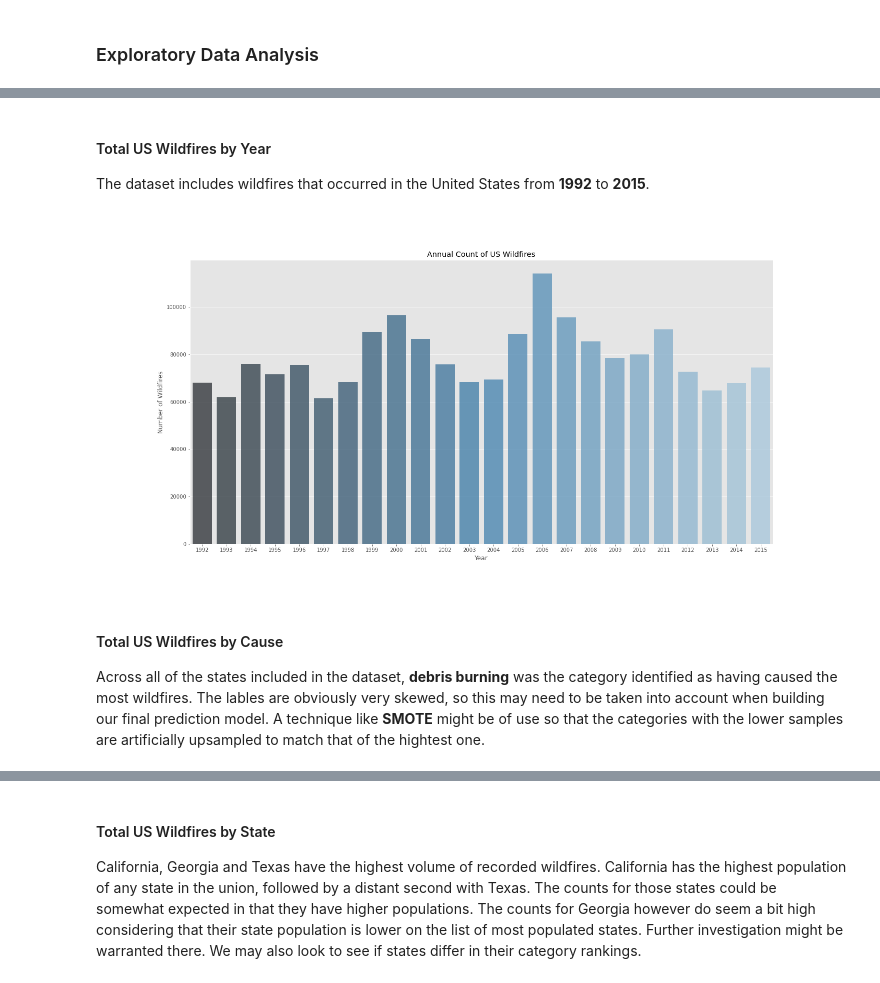
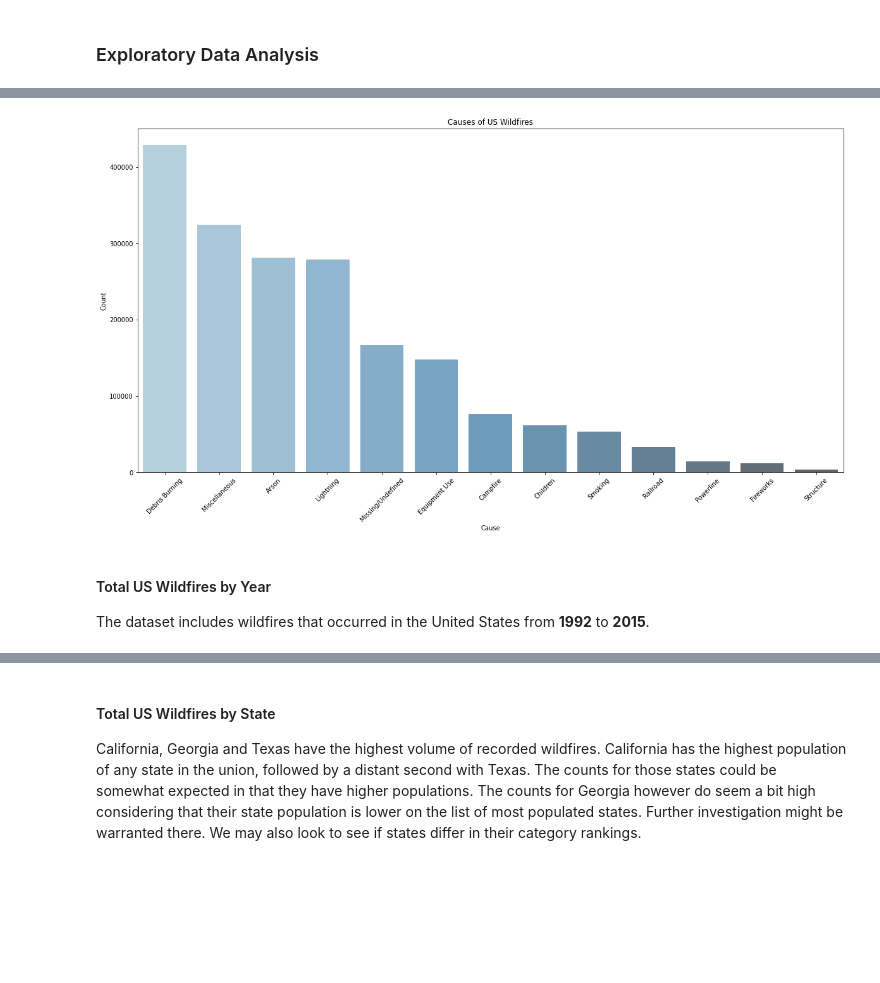
Before and after one commit to RobinsonCW/USWildfireAnalysis, a Jupyter notebook: src/objectives/python/USWildfireAnalysis.ipynb, the cells around one changed output, grey strips where cells are left out. Cells and saved outputs as stored; diff of their text form; code cells hidden in the pictures; blank space fills up the shorter version.

```diff
--- a/src/objectives/python/USWildfireAnalysis.ipynb
+++ b/src/objectives/python/USWildfireAnalysis.ipynb
@@ -26,0 +61,5 @@ Given the size, location, date and other relevant features from the dataset, can
+# %%
+# %%time
+estimator = "decision_tree_classifier"
+conn = sqlite3.connect('../../../data/FPA_FOD_20170508.sqlite')
+df_fires = pd.read_sql_query("SELECT * FROM 'Fires'", conn)
@@ -26,0 +86,3 @@ Given the size, location, date and other relevant features from the dataset, can
+# %%
+# %%time
+df_fires.set_index("OBJECTID", inplace=True)
@@ -27,14 +116,20 @@ Given the size, location, date and other relevant features from the dataset, can
+# %%
+fig_0 = plt.figure(1, figsize=(20, 10))
+
+chart_1 = fig_0.add_subplot(111)
+
+cause_count  = df_fires['STAT_CAUSE_DESCR'].value_counts()
+
+sns.barplot(cause_count.index, cause_count.values, alpha=0.8, palette="Blues_d")
+chart_1.set_title('Causes of US Wildfires')
+chart_1.set_xlabel('Cause')
+chart_1.set_ylabel('Count')
+chart_1.set_xticklabels(chart_1.get_xticklabels(), rotation=45)
+
+plt.show()
+# %% [output]
+[figure, added]
 # %% [markdown]
 #### Total US Wildfires by Year
 
 The dataset includes wildfires that occurred in the United States from **1992** to **2015**.
-# %%
-from IPython.display import Image
-Image(filename='./img/us_wilfires_by_year.png')
-# %% [output]
-[figure, removed]
-# %% [markdown]
-#### Total US Wildfires by Cause
-
-
-Across all of the states included in the dataset, **debris burning** was the category identified as having caused the most wildfires.  The lables are obviously very skewed, so this may need to be taken into account when building our final prediction model.  A technique like **SMOTE** might be of use so that the categories with the lower samples are artificially upsampled to match that of the hightest one.
```
Also changed, not shown: parts of 13 cells of this notebook.
